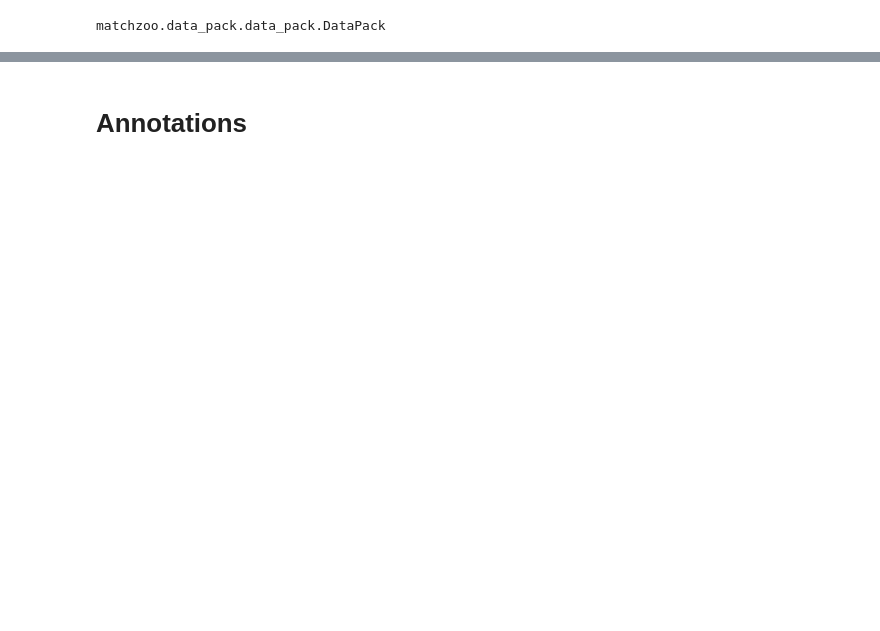
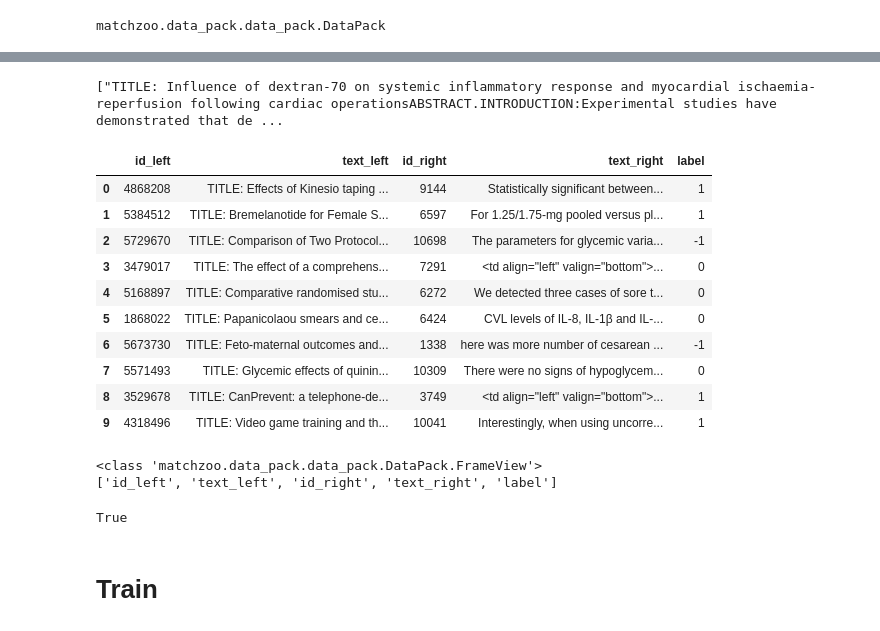
Before and after one commit to freesinger/evidence-inference, a Jupyter notebook: matchzooTest.ipynb, the cells around one changed output, grey strips where cells are left out. Saved outputs shown, nothing was run; the diff lists cells and outputs as text; code cells hidden in the pictures; blank space fills up the shorter version.

```diff
--- a/matchzooTest.ipynb
+++ b/matchzooTest.ipynb
@@ -73,0 +106,15 @@ matchzoo.data_pack.data_pack.DataPack
+# %%
+"""Process txt file for Articles input"""
+TXT_PATH = './annotations/txt_files/'
+TAR_PATH = './annotations/processed_txt_files/'
+look_up = {}
+
+if not os.path.exists(TAR_PATH):
+    os.mkdir(TAR_PATH)
+# else: os.removedirs(TAR_PATH)
+for file in os.listdir(TXT_PATH):
+    fname = file[3:]
+    look_up[int(file[3:-4])] = fname
+    with open(TXT_PATH+file, 'r', encoding='utf-8') as f, open(TAR_PATH+fname, 'w', encoding='utf-8') as t:
+        for line in f.readlines():
+            t.write(line.strip())
@@ -74,2 +158,49 @@ matchzoo.data_pack.data_pack.DataPack
+# %%
+""" Read article by name """
+def read_article(id) -> str:
+    with open(TAR_PATH+look_up[id], 'r', encoding='utf-8') as f:
+        return f.readlines()[0]
+
+text_left = [read_article(id) for id in annot['PMCID']]
+# print(text_left[0:5])
+# %% [output]
+["TITLE: Influence of dextran-70 on systemic inflammatory response and myocardial ischaemia-reperfusion following cardiac operationsABSTRACT.INTRODUCTION:Experimental studies have demonstrated that de ...
+# %%
+df = pd.DataFrame(data={
+    'id_left': annot['PMCID'],
+    'text_left': text_left,
+    'id_right': annot['PromptID'],
+    'text_right': annot['Annotations'],
+    'label': annot['Label Code']
+})
+
+""" Split data pack into train/valid """
+train, valid = train_test_split(df, test_size=0.2)
+train_pack = mz.pack(train, task=TYPE)
+valid_pack = mz.pack(valid, task=TYPE)
+train_pack.frame().head(10) # DataFrame
+# %% [output]
+|  | id_left | text_left | id_right | text_right | label |
+| 0 | 4868208 | TITLE: Effects of Kinesio taping ... | 9144 | Statistically significant between... | 1 |
+| 1 | 5384512 | TITLE: Bremelanotide for Female S... | 6597 | For 1.25/1.75-mg pooled versus pl... | 1 |
+| 2 | 5729670 | TITLE: Comparison of Two Protocol... | 10698 | The parameters for glycemic varia... | -1 |
+| 3 | 3479017 | TITLE: The effect of a comprehens... | 7291 | <td align="left" valign="bottom">... | 0 |
+| 4 | 5168897 | TITLE: Comparative randomised stu... | 6272 | We detected three cases of sore t... | 0 |
+| 5 | 1868022 | TITLE: Papanicolaou smears and ce... | 6424 | CVL levels of IL-8, IL-1β and IL-... | 0 |
+| 6 | 5673730 | TITLE: Feto-maternal outcomes and... | 1338 | here was more number of cesarean ... | -1 |
+| 7 | 5571493 | TITLE: Glycemic effects of quinin... | 10309 | There were no signs of hypoglycem... | 0 |
+| 8 | 3529678 | TITLE: CanPrevent: a telephone-de... | 3749 | <td align="left" valign="bottom">... | 1 |
+| 9 | 4318496 | TITLE: Video game training and th... | 10041 | Interestingly, when using uncorre... | 1 |
+# %%
+dp = mz.pack(df, task=TYPE)
+print(type(dp.frame))
+frame_slice = dp.frame[0:5]
+print(list(frame_slice.columns))
+full_frame = dp.frame()
+len(full_frame) == len(dp)
+# %% [output]
+<class 'matchzoo.data_pack.data_pack.DataPack.FrameView'>
+['id_left', 'text_left', 'id_right', 'text_right', 'label']
+True
 # %% [markdown]
-# Annotations
+# Train
```
Also changed, not shown: parts of 11 cells of this notebook, 2 other files.
